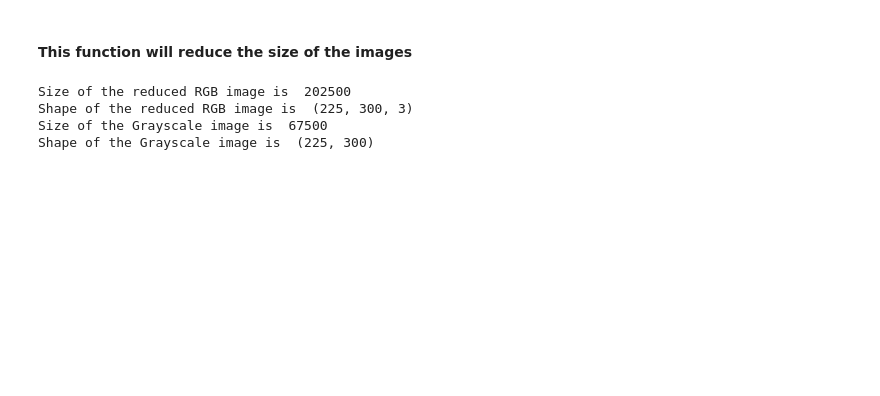
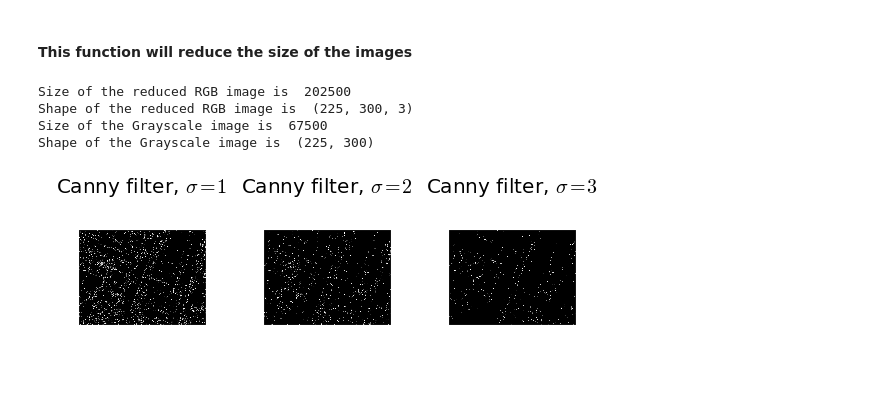
Before and after one commit to kramea/kaggle_cv, a Jupyter notebook: explore_cv.ipynb, the cells around one changed output. Drawn from its saved outputs; the diff is of its cells as text; code cells hidden in the pictures; blank space fills up the shorter version.

```diff
--- a/explore_cv.ipynb
+++ b/explore_cv.ipynb
@@ -67,3 +74,28 @@ Size of the reduced RGB image is  202500
 Shape of the reduced RGB image is  (225, 300, 3)
 Size of the Grayscale image is  67500
 Shape of the Grayscale image is  (225, 300)
+# %%
+edges1 = feature.canny(img_gs)
+edges2 = feature.canny(img_gs, sigma=2)
+edges3 = feature.canny(img_gs, sigma=3)
+
+fig, (ax1, ax2, ax3) = plt.subplots(nrows=1, ncols=3, figsize=(8, 3),
+                                    sharex=True, sharey=True)
+
+ax1.imshow(edges1, cmap=plt.cm.gray)
+ax1.axis('off')
+ax1.set_title('Canny filter, $\sigma=1$', fontsize=20)
+
+ax2.imshow(edges2, cmap=plt.cm.gray)
+ax2.axis('off')
+ax2.set_title('Canny filter, $\sigma=2$', fontsize=20)
+
+ax3.imshow(edges3, cmap=plt.cm.gray)
+ax3.axis('off')
+ax3.set_title('Canny filter, $\sigma=3$', fontsize=20)
+
+fig.tight_layout()
+
+plt.show()
+# %% [output]
+[figure, added]
```
Also changed, not shown: parts of 9 cells of this notebook, 1 other file.
